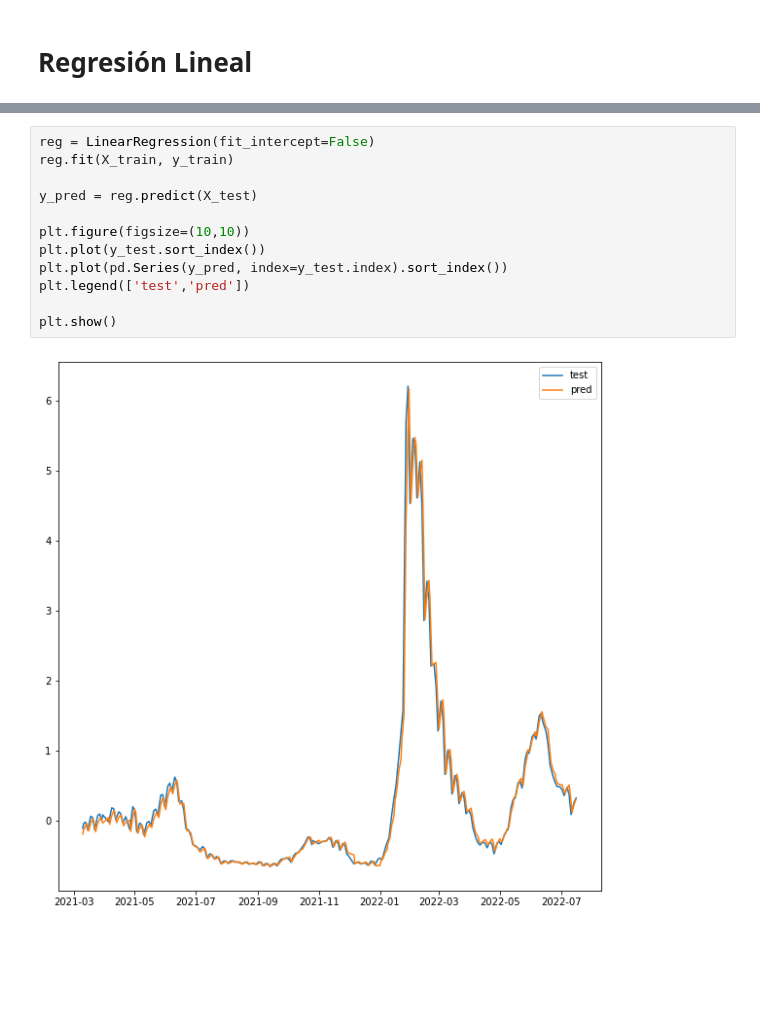
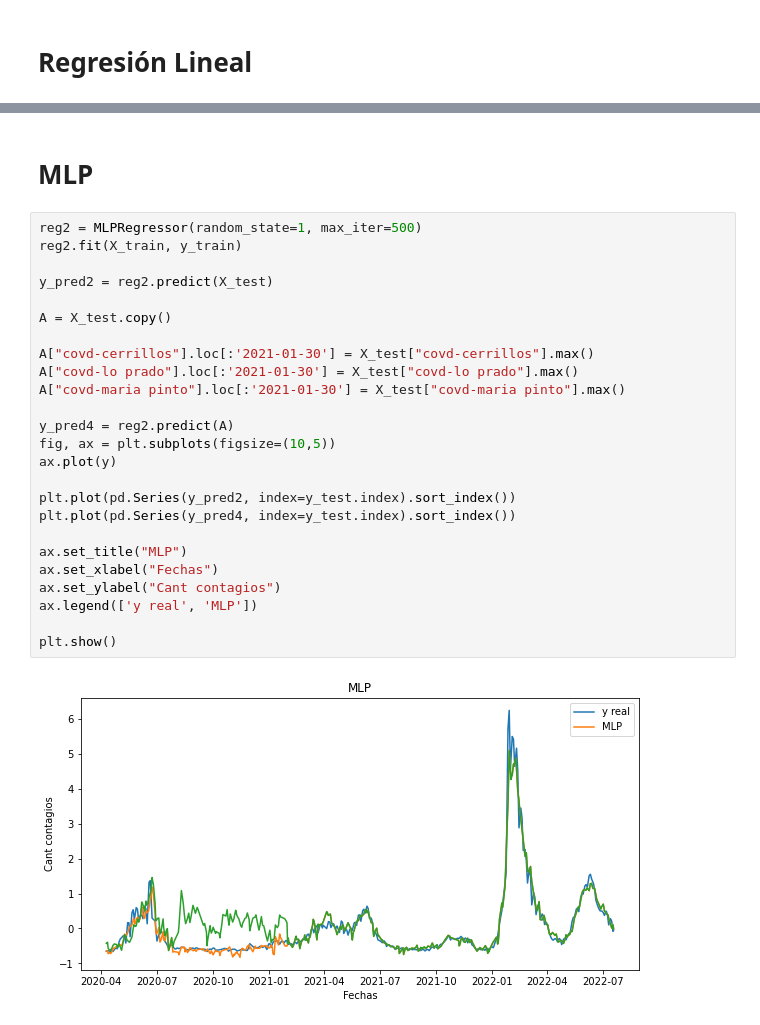
Before and after one commit to tanaxer01/mov-in-covid, a Jupyter notebook: cov_predictions_no_sarimax.ipynb, the cells around one changed output, grey strips where cells are left out. Drawn from its saved outputs; the diff is of its cells as text; blank space fills up the shorter version.

```diff
--- a/cov_predictions_no_sarimax.ipynb
+++ b/cov_predictions_no_sarimax.ipynb
@@ -479,15 +417,30 @@ Name: nuevos_contagios, dtype: float64
-# %%
-reg = LinearRegression(fit_intercept=False)
-reg.fit(X_train, y_train)
-
-y_pred = reg.predict(X_test)
-
-plt.figure(figsize=(10,10))
-plt.plot(y_test.sort_index())
-plt.plot(pd.Series(y_pred, index=y_test.index).sort_index())
-plt.legend(['test','pred'])
-
-plt.show()
-# %% [output]
-[figure, removed]
+# %% [markdown]
+# MLP
+# %%
+reg2 = MLPRegressor(random_state=1, max_iter=500)
+reg2.fit(X_train, y_train)
+
+y_pred2 = reg2.predict(X_test)
+
+A = X_test.copy()
+
+A["covd-cerrillos"].loc[:'2021-01-30'] = X_test["covd-cerrillos"].max()
+A["covd-lo prado"].loc[:'2021-01-30'] = X_test["covd-lo prado"].max()
+A["covd-maria pinto"].loc[:'2021-01-30'] = X_test["covd-maria pinto"].max()
+
+y_pred4 = reg2.predict(A)
+fig, ax = plt.subplots(figsize=(10,5))
+ax.plot(y)
+
+plt.plot(pd.Series(y_pred2, index=y_test.index).sort_index())
+plt.plot(pd.Series(y_pred4, index=y_test.index).sort_index())
+
+ax.set_title("MLP")
+ax.set_xlabel("Fechas")
+ax.set_ylabel("Cant contagios")
+ax.legend(['y real', 'MLP'])
+
+plt.show()
+# %% [output]
+[figure, added]
 # %%
```
Also changed, not shown: parts of 31 cells of this notebook.
